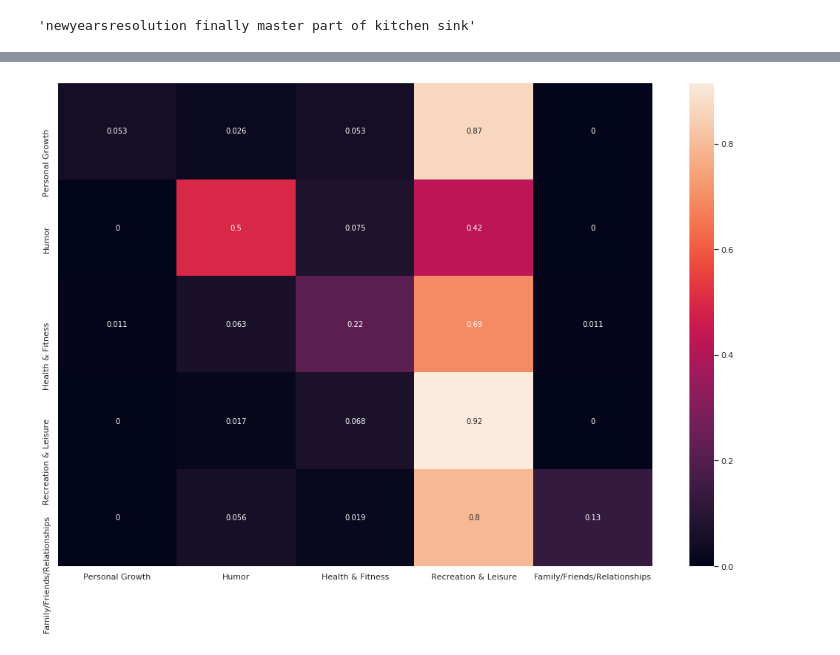
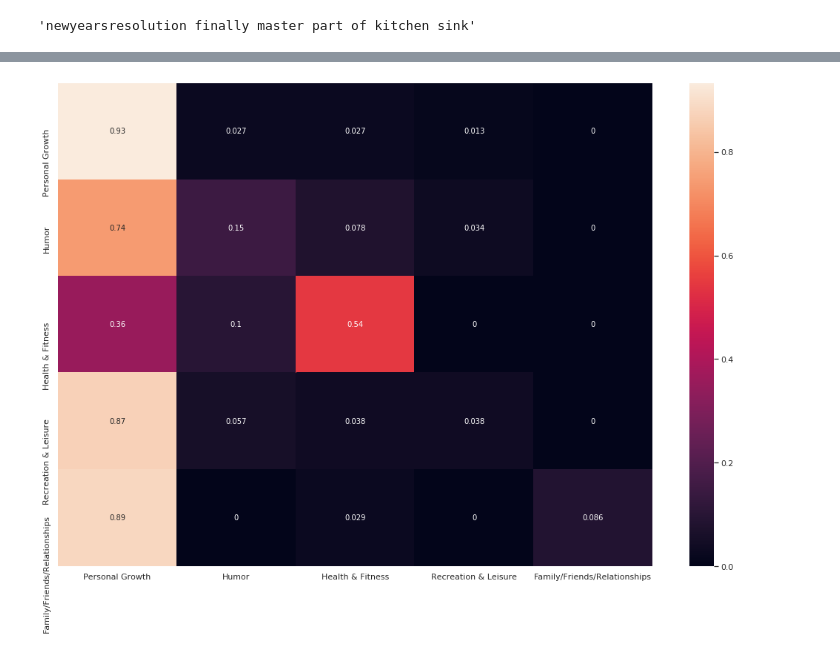
Before and after one commit to kaspergroenbek98/first-first-year-project, a Jupyter notebook: project1notebook.ipynb, the cells around one changed output, grey strips where cells are left out. Drawn from its saved outputs; the diff is of its cells as text; code cells hidden in the pictures.

```diff
--- a/project1notebook.ipynb
+++ b/project1notebook.ipynb
@@ -142,7 +140,7 @@ data.text[1]
 # Vectorize using sklearn based on a vocabulary
 featureData = data.Resolution_Category ### CHANGE HERE ###
 vectorizer = CountVectorizer(analyzer="word", stop_words= "english", min_df = 20, binary= True, vocabulary = generate_vocabulary(data, featureData, vocab_unique))
-
+bigrams_vectorizer = CountVectorizer(analyzer="word", stop_words= "english", min_df = 20, ngram_range = (2,2), binary= True)
 categories = list(zip(*nltk.FreqDist(featureData).most_common(5)))[0]
 mask = np.sum([featureData == category for category in categories], axis = 0, dtype='bool')
 
@@ -153,7 +151,11 @@ featureData = featureData.Resolution_Category ### CHANGE HERE ###
 #Here we use term frequency to downscale the importance of words occuring many times in a tweet. That way we hopefully get more weighted words.
 tfidf_transformer = TfidfTransformer()
 features = vectorizer.fit_transform(data.text[mask])
+bigram_features = bigrams_vectorizer.fit_transform(data.text[mask])
 tfidf_features = tfidf_transformer.fit_transform(features)
+bigram_tfidf_features = tfidf_transformer.fit_transform(bigram_features)
+
+
 
 from sklearn.model_selection import KFold
 # Store an object of the KFold class in a variable with shuffle=True
@@ -165,19 +167,30 @@ kf = KFold(n_splits=k, shuffle=True)
 # using the NB classifier and k-fold model class.
 # """
 count = 0 # sum to calculate average of model accuracies
+bigram_count = 0
 for i, (train, test) in enumerate(kf.split(features)): # Loop over K chunk of data splits
     #Accuracy using term frequency. (Odd that its lower, but we do have a small data set)
     NBmodel = MultinomialNB().fit(tfidf_features[train], featureData[train])
+    bigram_NBmodel = MultinomialNB().fit(bigram_tfidf_features[train], featureData[train])
     predicted = NBmodel.predict(tfidf_features[test])
+    bigram_predicted = bigram_NBmodel.predict(bigram_tfidf_features[test])
     accuracy = np.mean(predicted == featureData[test])
+    bigram_accuracy = np.mean(bigram_predicted == featureData[test])
     count += accuracy
+    bigram_count += bigram_accuracy
 
     #A classification_report
     #print("Iteration no.", i, "\n")
     #print("Accuracy of iteration number", i, ":", accuracy)
+    print("Unigram report")
     print(metrics.classification_report(featureData[test], predicted))
+    print("Report for Bigrams")
+    print(metrics.classification_report(featureData[test], bigram_predicted))
     #print("\n\n")
 
 average = count/k
-print("The accuracy average of the K-fold models:", average)
+bigram_average = bigram_count/k
+print("The accuracy average of the K-fold models: ", average)
+print()
+print("The accuracy average of the K-fold model using bigrams: ", bigram_average)
 # %% [output]
@@ -201,10 +248,10 @@ The accuracy average of the K-fold models: 0.5115710092114586
 # %%
 # A nice confusion matrix using seaborn.
-array = metrics.confusion_matrix(featureData[test][mask], predicted[mask], normalize='true')
+array = metrics.confusion_matrix(featureData[test], predicted, normalize='true', labels = categories)
 plt.figure(figsize=(18,12))
 sn.set(font_scale=1) # for x/y label size
 
 sn.heatmap(array, annot=True, annot_kws={"size": 10}, xticklabels = categories, yticklabels = categories) # annot_kws is the size of the numbers.
 plt.show()
 # %% [output]
-[figure, old version]
+[figure, new version]
```
Also changed, not shown: parts of 3 cells of this notebook.
